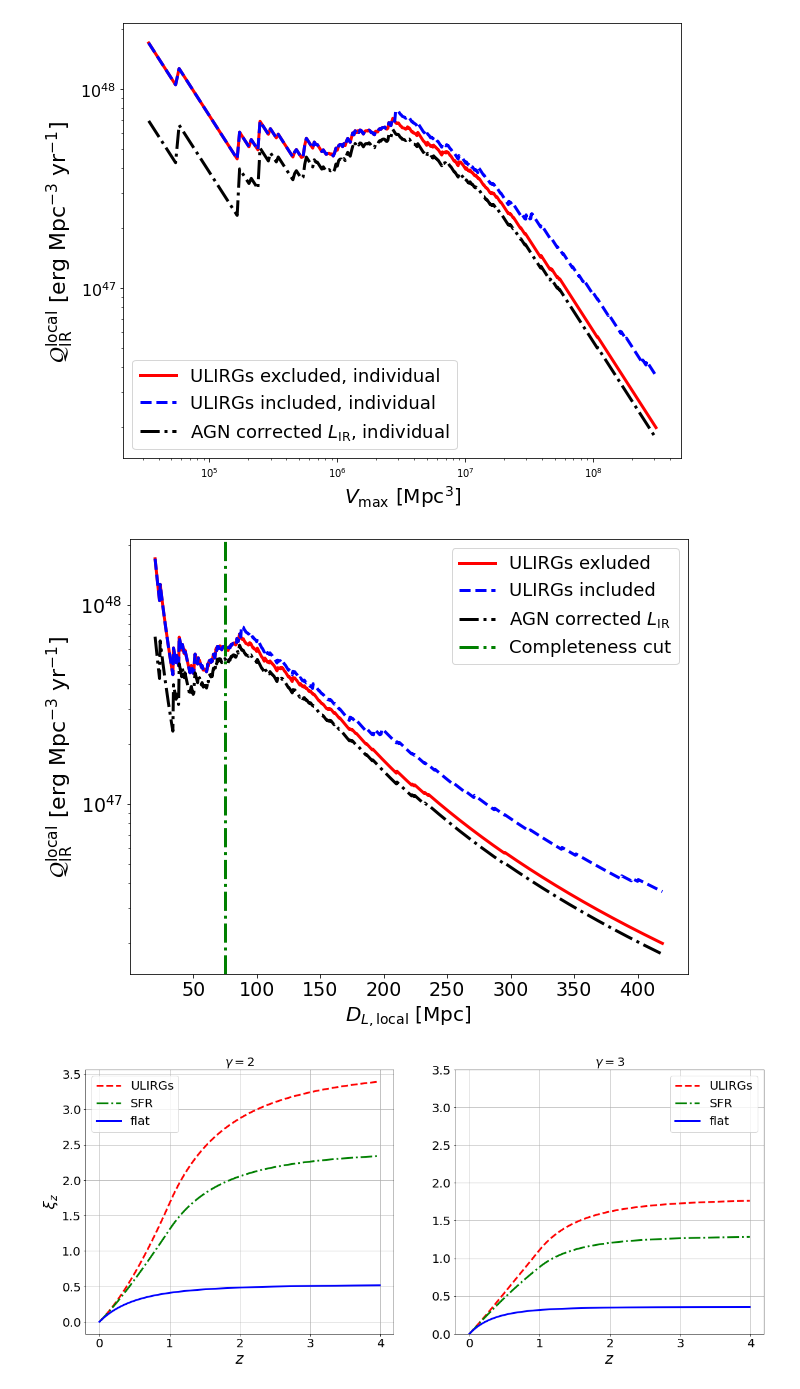
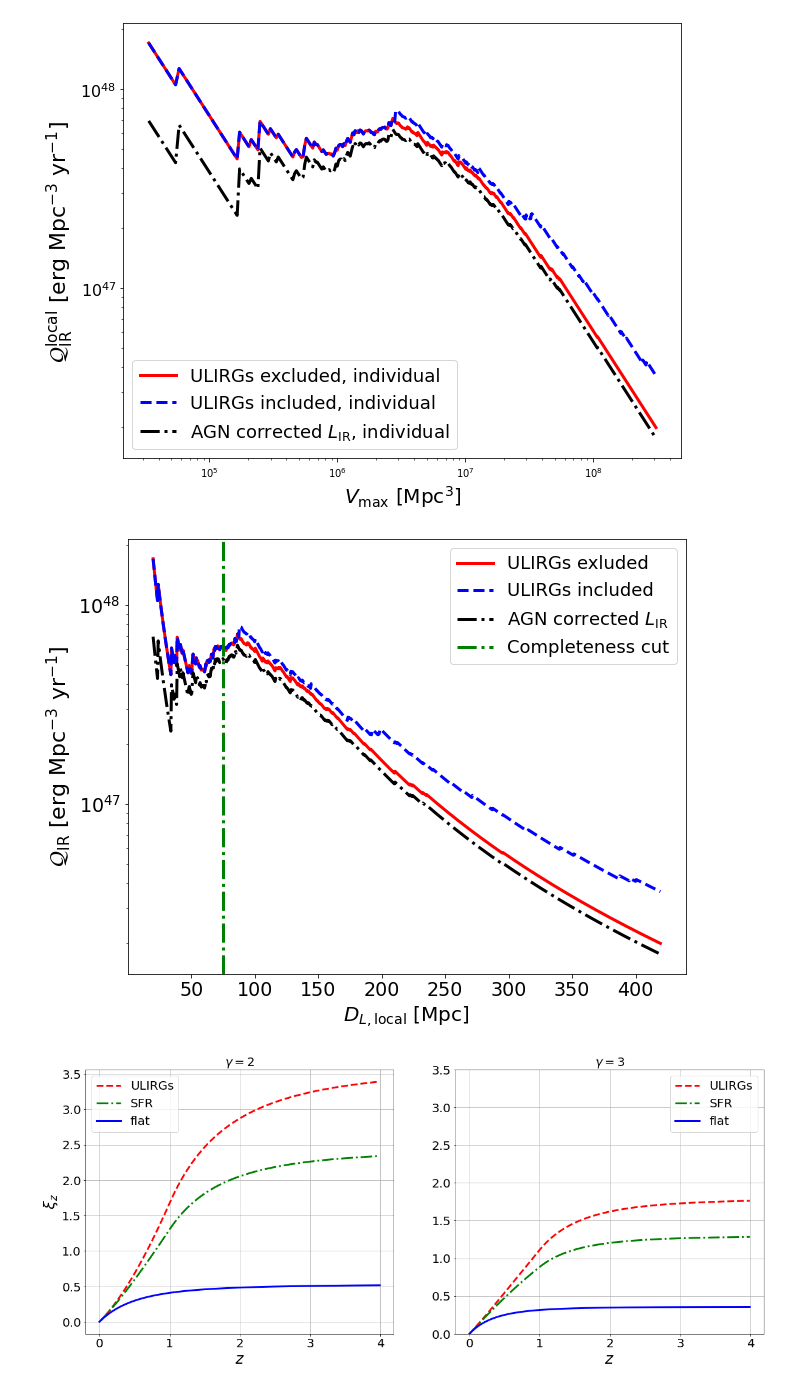
Before and after one commit to YarnoMerckx/diffuse-neutrino-flux-u-lirgs, a Jupyter notebook: Extrapolation.ipynb, the cells around one changed output. Saved outputs shown, nothing was run; the diff lists cells and outputs as text; code cells hidden in the pictures.

```diff
--- a/Extrapolation.ipynb
+++ b/Extrapolation.ipynb
@@ -109,18 +109,18 @@ plt.xscale('log')
 # %%
 fig3 = plt.figure(figsize=(10,8))
 plt.plot(Dmax_range,QIR_LIRG_individual, c = 'red', label = 'ULIRGs exluded',linewidth =3)
 plt.plot(Dmax_range,QIR_U_LIRG_individual, c= 'blue', linestyle = '--', label = 'ULIRGs included',linewidth = 3)
 plt.plot(Dmax_range,QIR_LIRG_individual_AGNcorr, c = 'k',linestyle = 'dashdot', label = 'AGN corrected $L_{\mathrm{IR}}$',linewidth = 3)
 plt.axvline(x = 75, linestyle = 'dashdot',c = 'green', linewidth = 3, label = 'Completeness cut')
 plt.xticks(fontsize= 19)
 plt.yticks(fontsize= 19)
-plt.ylabel('$\\mathcal{Q}^{ \mathrm{local}}_{\\mathrm{IR}}$ [erg Mpc$^{-3}$ yr$^{-1}$]', fontsize = 22)
-plt.xlabel('$D_{L,\\mathrm{local}}$ [Mpc]',fontsize = 20)
+plt.ylabel('$\\mathcal{Q}_{\\mathrm{IR}}$ [erg Mpc$^{-3}$ yr$^{-1}$]', fontsize = 22)
+plt.xlabel('$D_{L, \mathrm{local}}$ [Mpc]',fontsize = 20)
 plt.legend(fontsize = 18)
 plt.yscale('log')
 plt.savefig("/Users/yarno/Documents/PhD/Pictures/Extrapolation_plots/QIR.png",bbox_inches="tight")
 # %% [output]
-[figure, old version]
+[figure, new version]
 # %%
 z_range = np.arange(0,4,0.01)
 xi_U_2 = [xi(2,i,'ULIRG') for i in z_range]
```
Also changed, not shown: parts of 1 cell of this notebook.
